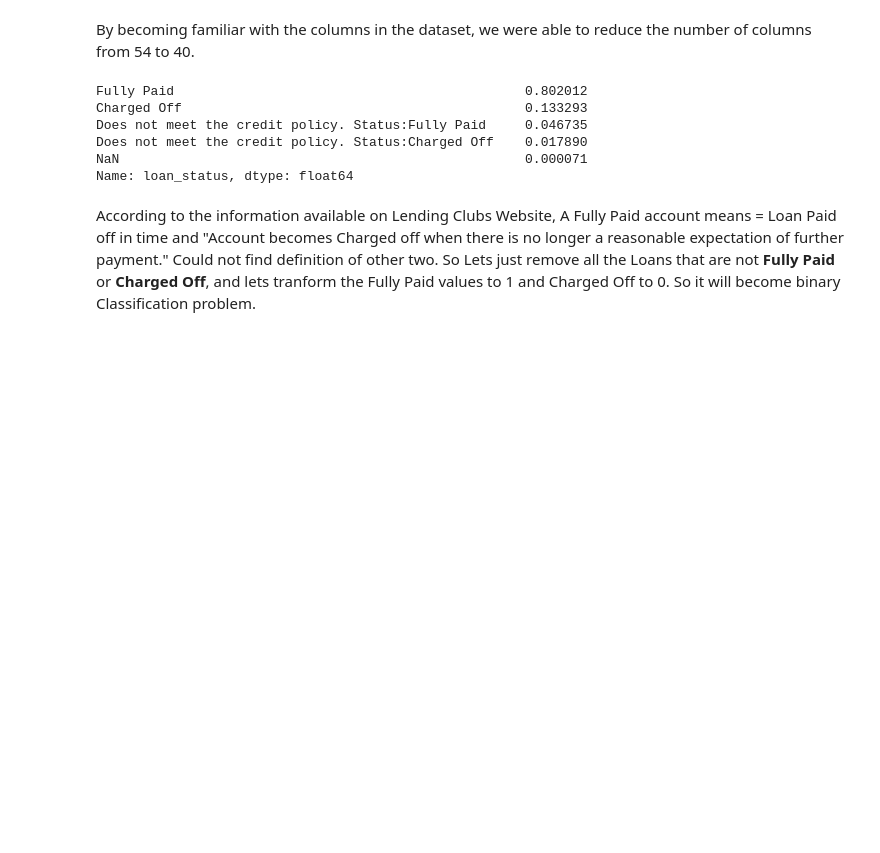
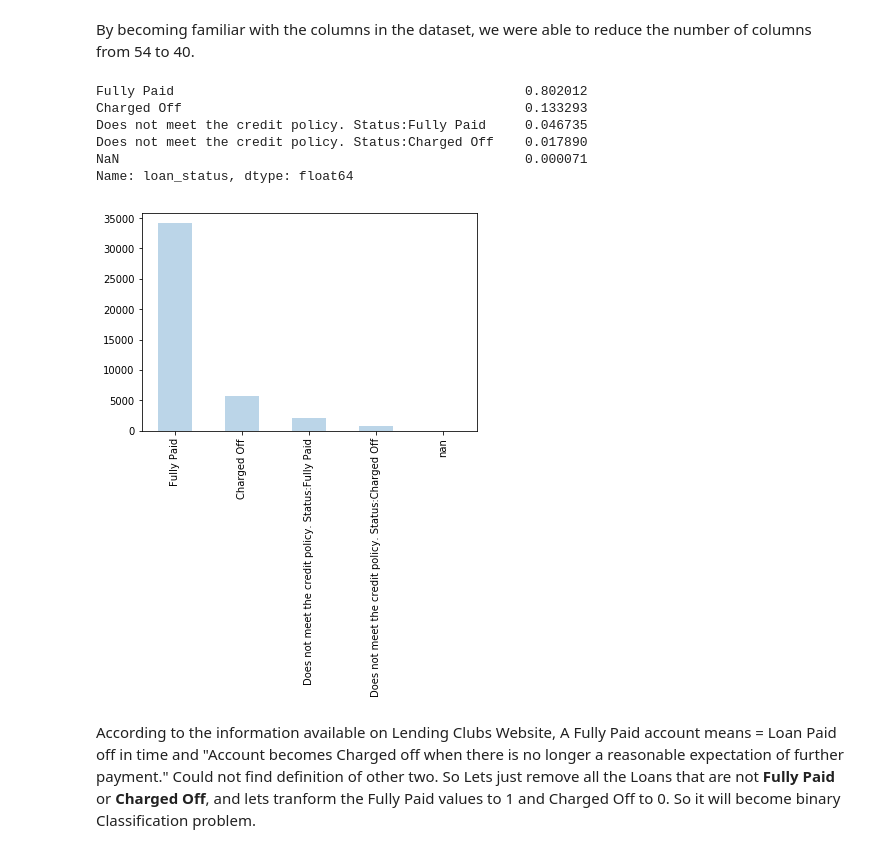
Before and after one commit to vikramlucky/My-Work, a Jupyter notebook: lending_club/A_Complete_Data_Science_Project.ipynb, the cells around one changed output. Saved outputs shown, nothing was run; the diff lists cells and outputs as text; code cells hidden in the pictures; blank space fills up the shorter version.

```diff
--- a/lending_club/A_Complete_Data_Science_Project.ipynb
+++ b/lending_club/A_Complete_Data_Science_Project.ipynb
@@ -160,6 +157,10 @@ Does not meet the credit policy. Status:Fully Paid     0.046735
 Does not meet the credit policy. Status:Charged Off    0.017890
 NaN                                                    0.000071
 Name: loan_status, dtype: float64
+# %%
+df.loan_status.value_counts(dropna=False).plot(kind='bar',alpha=.30);
+# %% [output]
+[figure, added]
 # %% [markdown]
 According to the information available on Lending Clubs Website, A Fully Paid account means = Loan Paid off in time and "Account becomes Charged off when there is no longer a reasonable expectation of further payment." Could not find definition of other two.
 So Lets just remove all the Loans that are not __Fully Paid__ or __Charged Off__, and lets tranform the Fully Paid values to 1 and Charged Off to 0. So it will become binary Classification problem.
```
Also changed, not shown: parts of 56 cells of this notebook, 6 other files.
